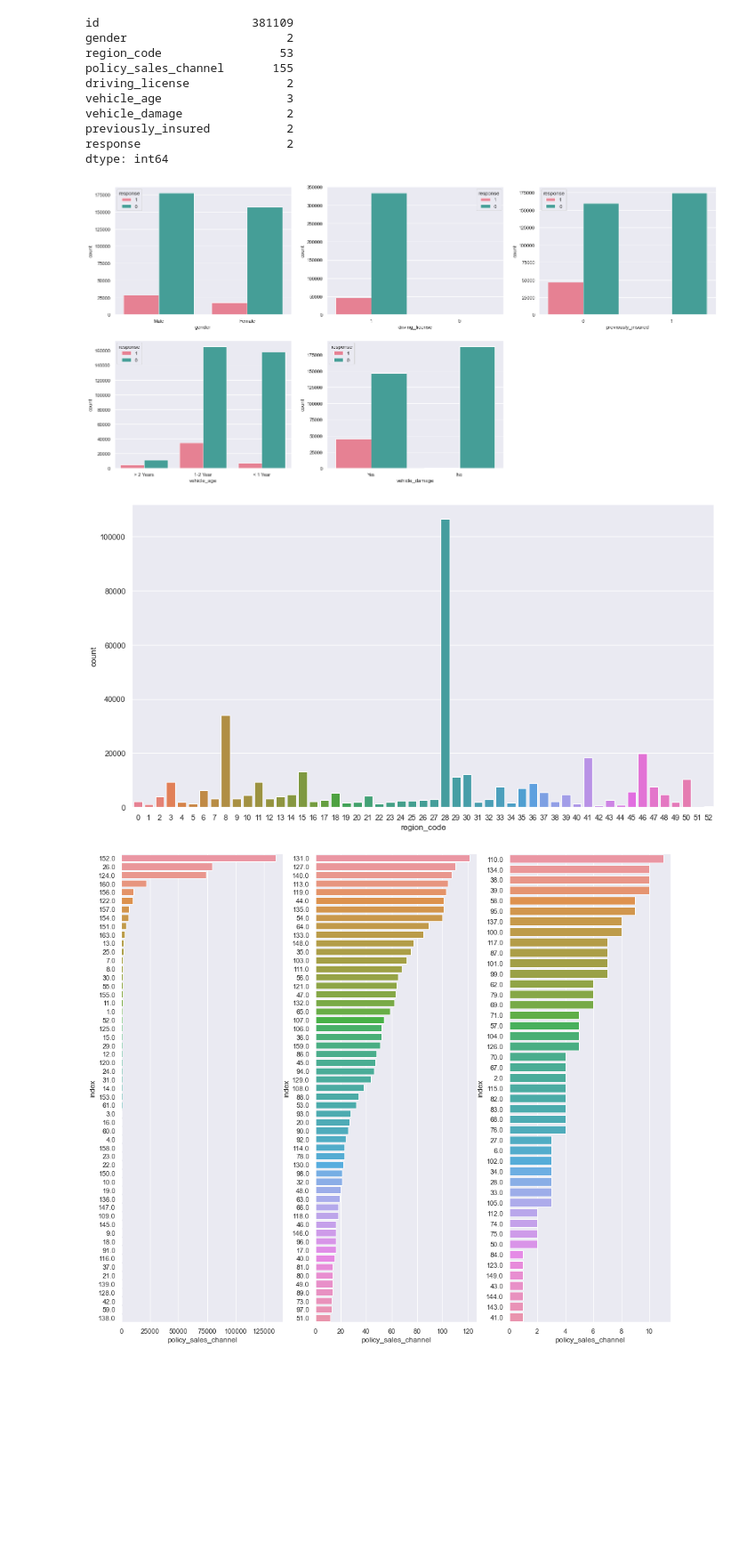
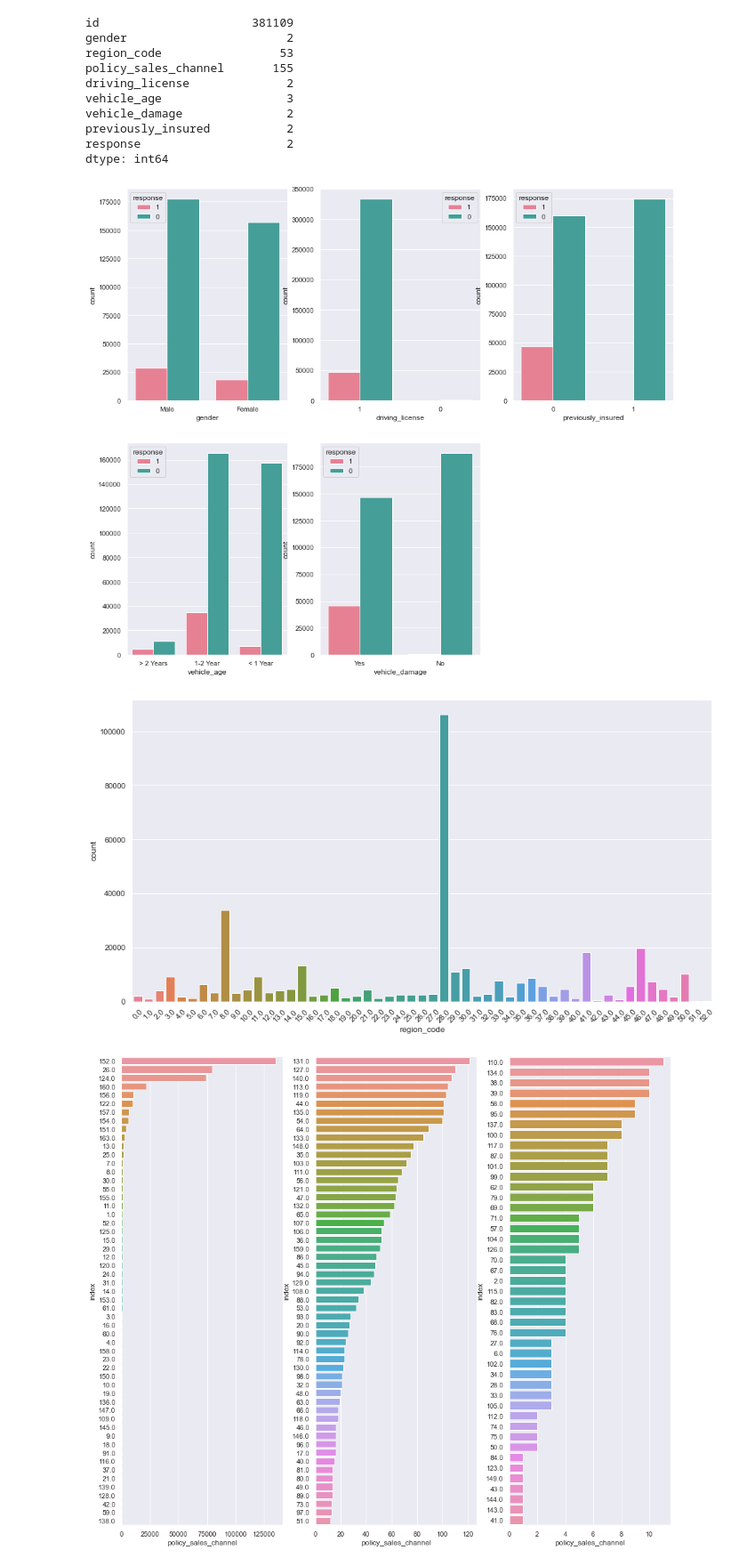
Before and after one commit to fabianaba/Insurance_Cross_Sell, a Jupyter notebook: notebooks/file4_cross-sell_Machine_Learning.ipynb, the cells around one changed output. Shown at 89% size. Cells and saved outputs as stored; diff of their text form; code cells hidden in the pictures; blank space fills up the shorter version.

```diff
--- a/notebooks/file4_cross-sell_Machine_Learning.ipynb
+++ b/notebooks/file4_cross-sell_Machine_Learning.ipynb
@@ -333,10 +333,9 @@ dtype: int64
 # %%
 df1['id'] = df1['id'].astype(str)
+df1['region_code'] = df1['region_code'].astype(str)
+df1['policy_sales_channel'] = df1['policy_sales_channel'].astype(str)
 df1['driving_license'] = df1['driving_license'].astype(str)
 df1['previously_insured'] = df1['previously_insured'].astype(str)
-df1['region_code'] = df1['region_code'].astype(int64)
-df1['region_code'] = df1['region_code'].astype(str)
-df1['policy_sales_channel'] = df1['policy_sales_channel'].astype(str)
 df1['response'] = df1['response'].astype(str)
 # %%
 df1.dtypes
@@ -410,32 +409,33 @@ dtype: int64
 # %%
 grid = GridSpec(2, 3)
 
-# fig, axs = plt.subplots(ncols=3, figsize=(16, 14))
+fig, axs = plt.subplots(ncols=3, figsize=(16, 14))
 
 # plt.subplot(1, 3, 1)
 plt.subplot(grid[0, 0])
 sns.countplot(data=df1, x='gender', palette="husl", hue='response');
 
 plt.subplot(grid[0, 1])
 sns.countplot(data=df1, x='driving_license', palette="husl", hue='response');
 
 plt.subplot(grid[0, 2])
 sns.countplot(data=df1, x='previously_insured', palette="husl", hue='response');
 
 plt.subplot(grid[1, 0])
 sns.countplot(data=df1, x='vehicle_age', palette="husl", hue='response');
 
 plt.subplot(grid[1, 1])
 sns.countplot(data=df1, x='vehicle_damage', palette="husl", hue='response');
 # %% [output]
-[figure, old version]
+[figure, new version]
 # %%
-df1['region_code'] = df1['region_code'].astype(int64)
+df1['region_code'] = df1['region_code'].astype(float)
 fig = plt.subplots(figsize=(15, 8))
 sns.countplot(x='region_code', data=df1.sort_values('region_code', ascending=True), palette="husl");
+plt.xticks(rotation=45);
 df1['region_code'] = df1['region_code'].astype(str)
 # %% [output]
-[figure, old version]
+[figure, new version]
 # %%
 f_channels_1 = df1['policy_sales_channel'].value_counts().iloc[0:55]
 f_channels_1 = f_channels_1.reset_index()
```
Also changed, not shown: parts of 26 cells of this notebook.
